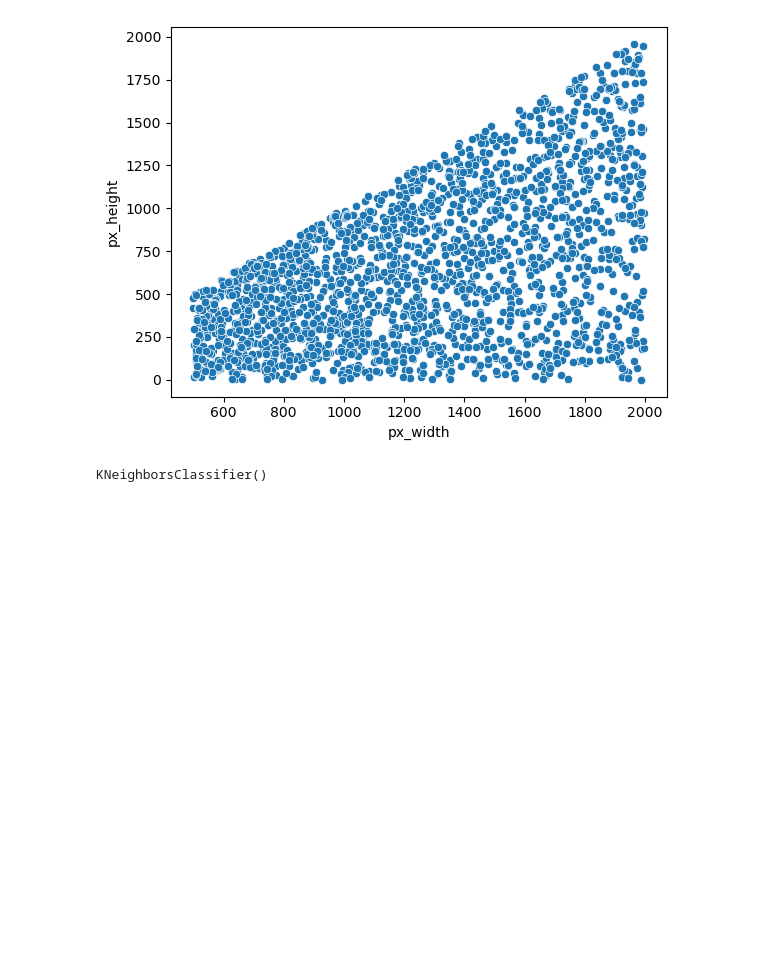
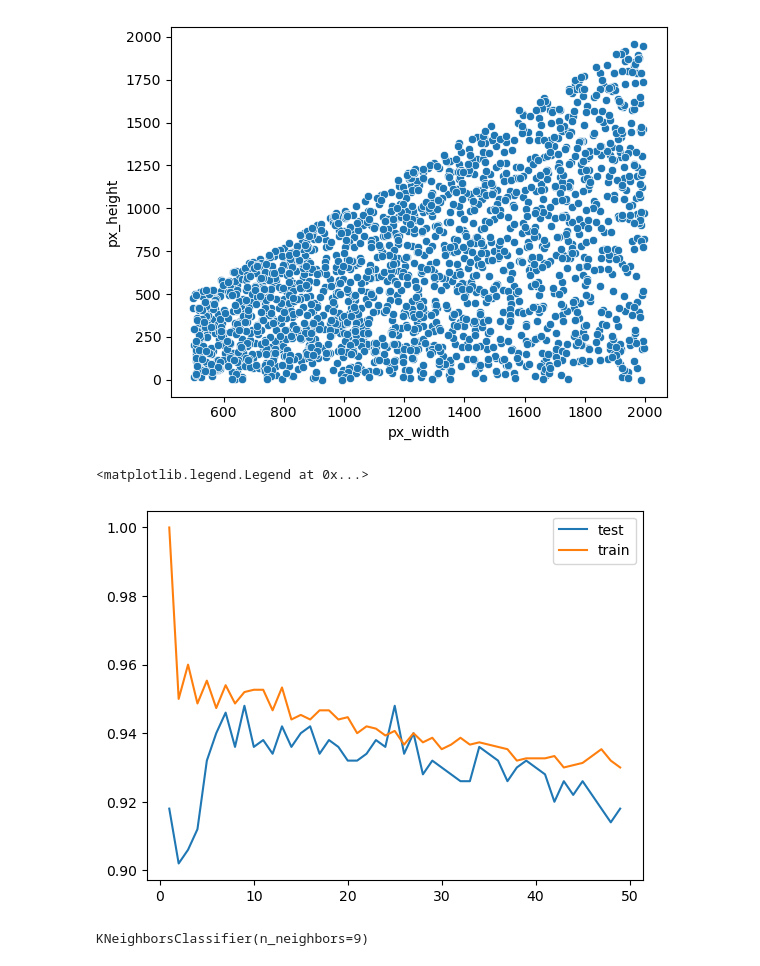
Before and after one commit to prakhar936/prakhar_LRandKNN, a Jupyter notebook: mobile_priceRange.ipynb, the cells around one changed output. Drawn from its saved outputs; the diff is of its cells as text; code cells hidden in the pictures; blank space fills up the shorter version.

```diff
--- a/mobile_priceRange.ipynb
+++ b/mobile_priceRange.ipynb
@@ -6,9 +6,7 @@ import seaborn as sns
 from sklearn.model_selection import train_test_split as tt
 from sklearn.neighbors import KNeighborsClassifier
 # %%
-dtrain = pd.read_csv(r"C:\Users\91936\Desktop\Logistic and KNN\Mobile Prices\train.csv")
-dtest = pd.read_csv(r"C:\Users\91936\Desktop\Logistic and KNN\Mobile Prices\test.csv")
-dtest = dtest.drop('id',axis = 1)
+dtrain = pd.read_csv(r"C:\Users\91936\Desktop\Logistic and KNN\mobile_data.csv")
 dtrain.head()
 dtrain.shape
 # %% [output]
@@ -99,15 +78,34 @@ sns.scatterplot(x=dtrain['px_width'], y=dtrain['px_height'])
 plt.show()
 # %% [output]
 [figure]
+# %%
+x = dtrain.drop('price_range',axis = 1)
+y = dtrain['price_range']
+x_train,x_test,y_train,y_test = tt(x,y,random_state = 42)
+
+neighbors = np.arange(1,50)
+
+train_accuracy = np.empty(len(neighbors))
+test_accuracy = np.empty(len(neighbors))
+
+for i,k in enumerate(neighbors):
+    k = KNeighborsClassifier(n_neighbors = k)
+    k.fit(x_train,y_train)
+
+    train_accuracy[i] = k.score(x_train,y_train)
+    test_accuracy[i] = k.score(x_test,y_test)
+
+plt.plot(neighbors,test_accuracy,label = "test")
+plt.plot(neighbors,train_accuracy,label = "train")
+plt.legend()
+# %% [output]
+<matplotlib.legend.Legend at 0x...>
+[figure, added]
 # %%
-x = dtrain.drop('price_range',axis = 1)
-y = dtrain['price_range']
-x_train,x_test,y_train,y_test = tt(x,y,random_state = 42)
-
-algo = KNeighborsClassifier()
+algo = KNeighborsClassifier(n_neighbors = 9)
 algo.fit(x_train,y_train)
 # %% [output]
-KNeighborsClassifier()
+KNeighborsClassifier(n_neighbors=9)
 # %%
 y_pred = algo.predict(x_test)
 # %%
```
Also changed, not shown: parts of 4 cells of this notebook.
